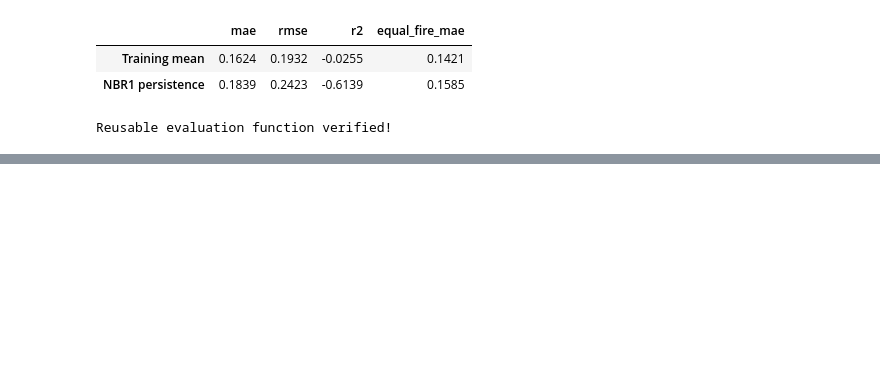
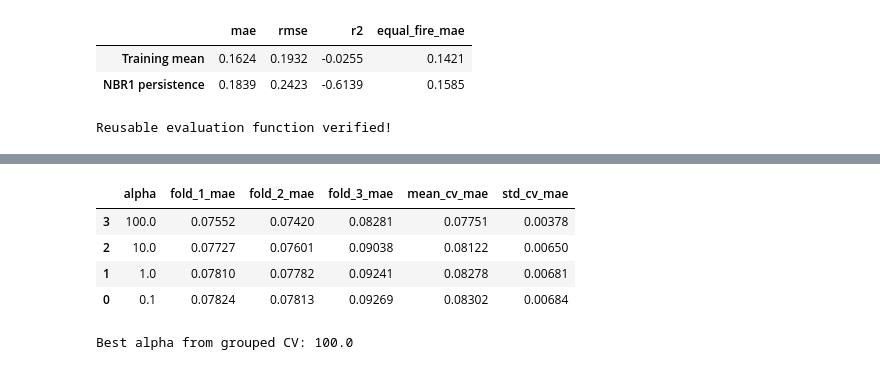
Before and after one commit to Vasant-Tholappa/wildfire-recovery-forecasting, a Jupyter notebook: notebooks/phase5_ml.ipynb, the cells around one changed output, grey strips where cells are left out. Drawn from its saved outputs; the diff is of its cells as text; code cells hidden in the pictures; blank space fills up the shorter version.

```diff
--- a/notebooks/phase5_ml.ipynb
+++ b/notebooks/phase5_ml.ipynb
@@ -330,0 +459,62 @@ Reusable evaluation function verified!
+# %%
+
+from sklearn.base import clone
+
+# Four regularization strengths to compare
+alphas = [0.1, 1.0, 10.0, 100.0]
+
+cv_results = []
+
+for alpha in alphas:
+    fold_maes = []
+
+    for train_idx, holdout_idx in cv_splits:
+
+        # Create a fresh preprocessing + Ridge pipeline
+        model = clone(ridge_pipeline)
+        model.set_params(model__alpha=alpha)
+
+        # Train on this fold's training fires only
+        model.fit(
+            X_train.iloc[train_idx][ridge_features],
+            y_train.iloc[train_idx]
+        )
+
+        # Predict NBR5 for held-out training fires
+        predictions = model.predict(
+            X_train.iloc[holdout_idx][ridge_features]
+        )
+
+        fold_maes.append(
+            mean_absolute_error(
+                y_train.iloc[holdout_idx],
+                predictions
+            )
+        )
+
+    cv_results.append({
+        "alpha": alpha,
+        "fold_1_mae": fold_maes[0],
+        "fold_2_mae": fold_maes[1],
+        "fold_3_mae": fold_maes[2],
+        "mean_cv_mae": np.mean(fold_maes),
+        "std_cv_mae": np.std(fold_maes)
+    })
+
+cv_results_df = (
+    pd.DataFrame(cv_results)
+    .sort_values("mean_cv_mae")
+)
+
+display(cv_results_df.round(5))
+
+best_alpha = float(cv_results_df.iloc[0]["alpha"])
+
+print(f"Best alpha from grouped CV: {best_alpha}")
+# %% [output]
+|  | alpha | fold_1_mae | fold_2_mae | fold_3_mae | mean_cv_mae | std_cv_mae |
+| 3 | 100.0 | 0.07552 | 0.07420 | 0.08281 | 0.07751 | 0.00378 |
+| 2 | 10.0 | 0.07727 | 0.07601 | 0.09038 | 0.08122 | 0.00650 |
+| 1 | 1.0 | 0.07810 | 0.07782 | 0.09241 | 0.08278 | 0.00681 |
+| 0 | 0.1 | 0.07824 | 0.07813 | 0.09269 | 0.08302 | 0.00684 |
+Best alpha from grouped CV: 100.0
```
Also changed, not shown: parts of 10 cells of this notebook, 4 other files.
